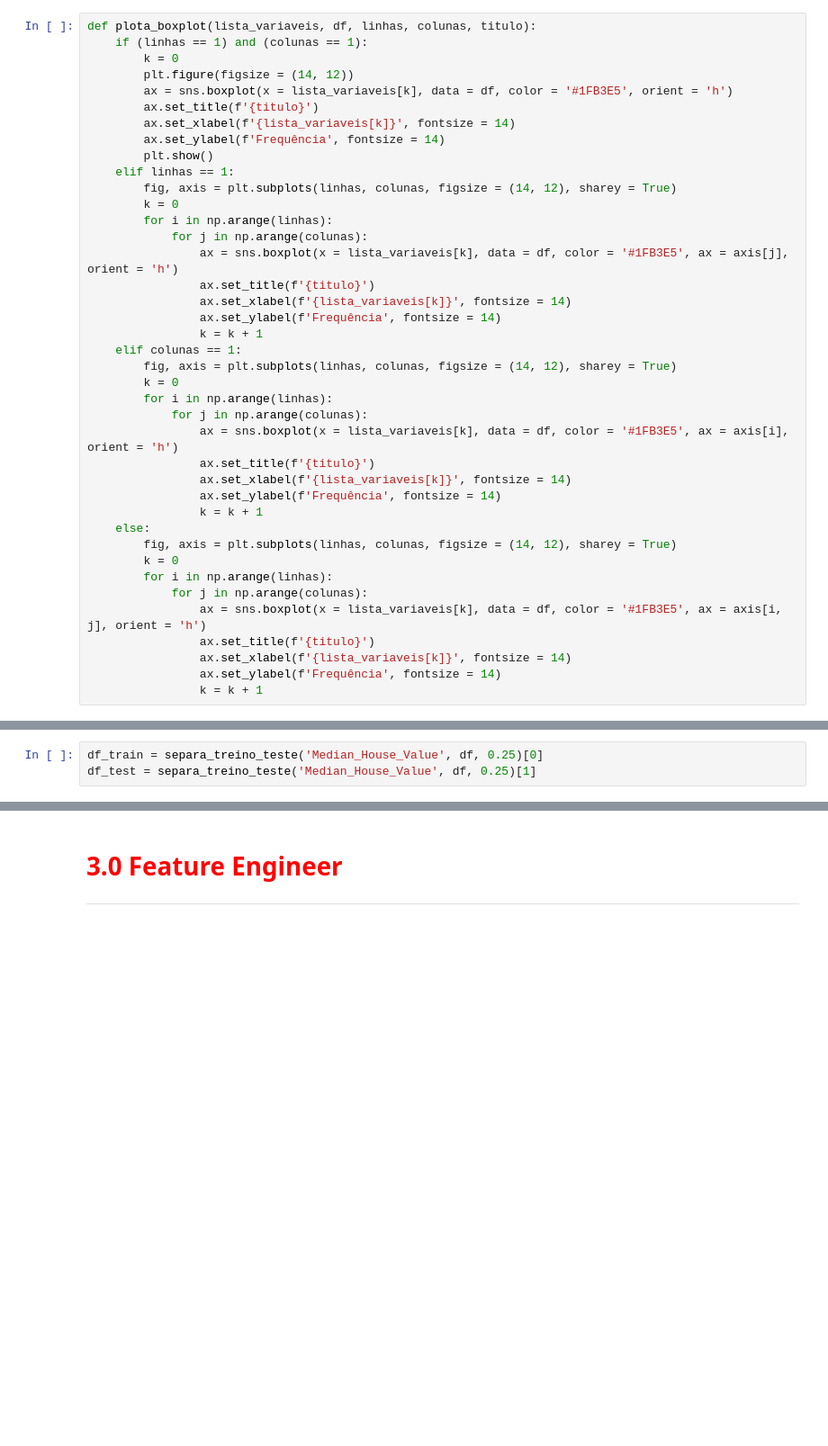
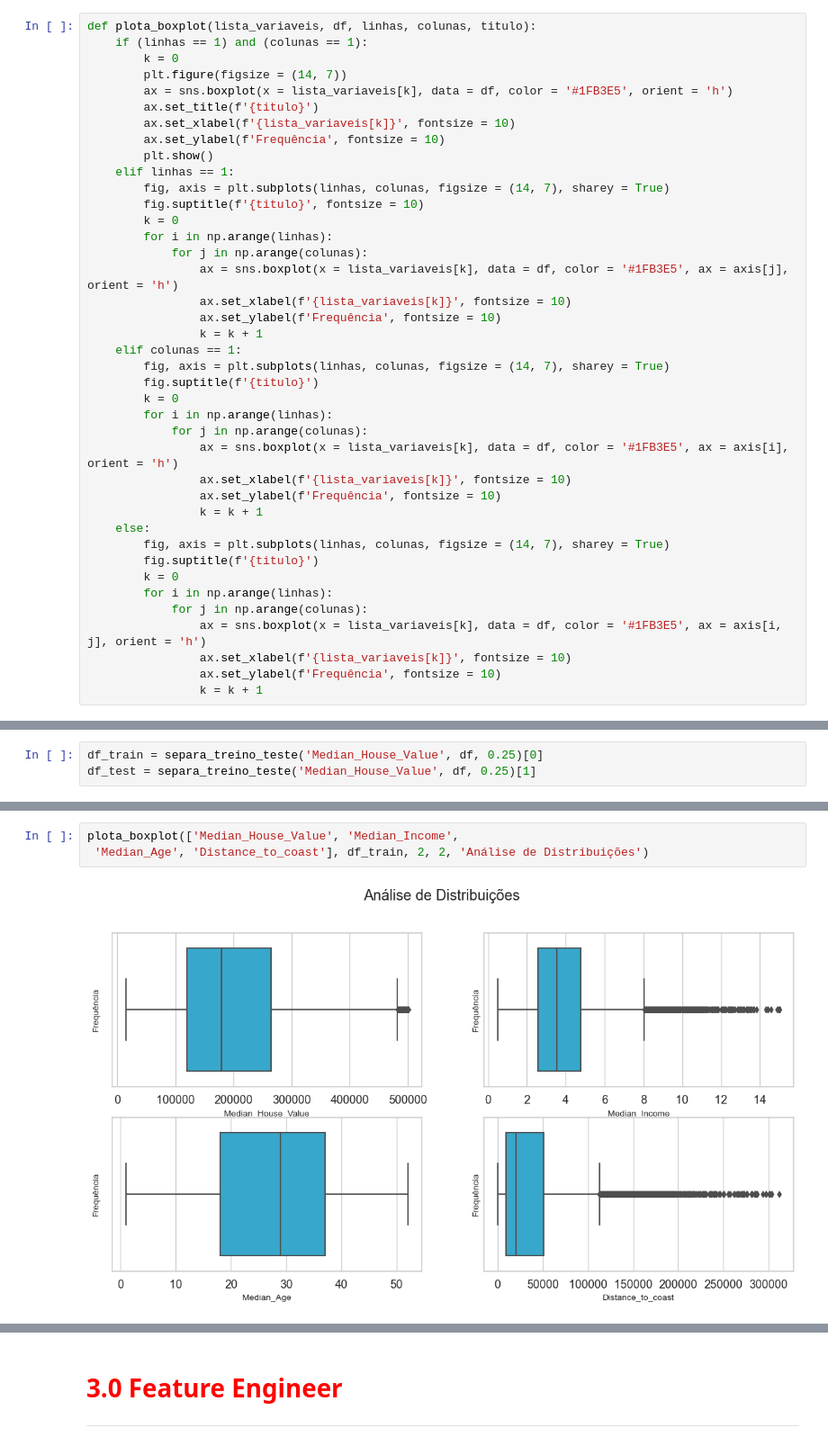
Before and after one commit to leonardovargas10/Modelo_Previsao_Preco_Imoveis, a Jupyter notebook: Modelo_Previsao_Preco_Imoveis.ipynb, the cells around one changed output, grey strips where cells are left out. Shown: that part at 90% size. Saved outputs shown, nothing was run; the diff lists cells and outputs as text; blank space fills up the shorter version.

```diff
--- a/Modelo_Previsao_Preco_Imoveis.ipynb
+++ b/Modelo_Previsao_Preco_Imoveis.ipynb
@@ -375,41 +375,41 @@ def plota_histograma(lista_variaveis, df, linhas, colunas, titulo):
 def plota_boxplot(lista_variaveis, df, linhas, colunas, titulo):
     if (linhas == 1) and (colunas == 1):
         k = 0
-        plt.figure(figsize = (14, 12))
+        plt.figure(figsize = (14, 7))
         ax = sns.boxplot(x = lista_variaveis[k], data = df, color = '#1FB3E5', orient = 'h')
         ax.set_title(f'{titulo}')
-        ax.set_xlabel(f'{lista_variaveis[k]}', fontsize = 14)
-        ax.set_ylabel(f'Frequência', fontsize = 14)
+        ax.set_xlabel(f'{lista_variaveis[k]}', fontsize = 10)
+        ax.set_ylabel(f'Frequência', fontsize = 10)
         plt.show()
     elif linhas == 1:
-        fig, axis = plt.subplots(linhas, colunas, figsize = (14, 12), sharey = True)
+        fig, axis = plt.subplots(linhas, colunas, figsize = (14, 7), sharey = True)
+        fig.suptitle(f'{titulo}', fontsize = 10)
         k = 0
         for i in np.arange(linhas):
             for j in np.arange(colunas):
                 ax = sns.boxplot(x = lista_variaveis[k], data = df, color = '#1FB3E5', ax = axis[j], orient = 'h')
-                ax.set_title(f'{titulo}')
-                ax.set_xlabel(f'{lista_variaveis[k]}', fontsize = 14)
-                ax.set_ylabel(f'Frequência', fontsize = 14)
+                ax.set_xlabel(f'{lista_variaveis[k]}', fontsize = 10)
+                ax.set_ylabel(f'Frequência', fontsize = 10)
                 k = k + 1
     elif colunas == 1:
-        fig, axis = plt.subplots(linhas, colunas, figsize = (14, 12), sharey = True)
+        fig, axis = plt.subplots(linhas, colunas, figsize = (14, 7), sharey = True)
+        fig.suptitle(f'{titulo}')
         k = 0
         for i in np.arange(linhas):
             for j in np.arange(colunas):
                 ax = sns.boxplot(x = lista_variaveis[k], data = df, color = '#1FB3E5', ax = axis[i], orient = 'h')
-                ax.set_title(f'{titulo}')
-                ax.set_xlabel(f'{lista_variaveis[k]}', fontsize = 14)
-                ax.set_ylabel(f'Frequência', fontsize = 14)
+                ax.set_xlabel(f'{lista_variaveis[k]}', fontsize = 10)
+                ax.set_ylabel(f'Frequência', fontsize = 10)
                 k = k + 1
     else:
-        fig, axis = plt.subplots(linhas, colunas, figsize = (14, 12), sharey = True)
+        fig, axis = plt.subplots(linhas, colunas, figsize = (14, 7), sharey = True)
+        fig.suptitle(f'{titulo}')
         k = 0
         for i in np.arange(linhas):
             for j in np.arange(colunas):
                 ax = sns.boxplot(x = lista_variaveis[k], data = df, color = '#1FB3E5', ax = axis[i, j], orient = 'h')
-                ax.set_title(f'{titulo}')
-                ax.set_xlabel(f'{lista_variaveis[k]}', fontsize = 14)
-                ax.set_ylabel(f'Frequência', fontsize = 14)
+                ax.set_xlabel(f'{lista_variaveis[k]}', fontsize = 10)
+                ax.set_ylabel(f'Frequência', fontsize = 10)
                 k = k + 1
 # %% [markdown]
 * Plota Dispersão
@@ -972,0 +978,5 @@ df_train.describe(percentiles=[0.01, 0.05, 0.1, 0.25, 0.50, 0.75, 0.90, 0.99])
+# %%
+plota_boxplot(['Median_House_Value', 'Median_Income',
+ 'Median_Age', 'Distance_to_coast'], df_train, 2, 2, 'Análise de Distribuições')
+# %% [output]
+[figure, added]
```
Also changed, not shown: parts of 14 cells of this notebook.
